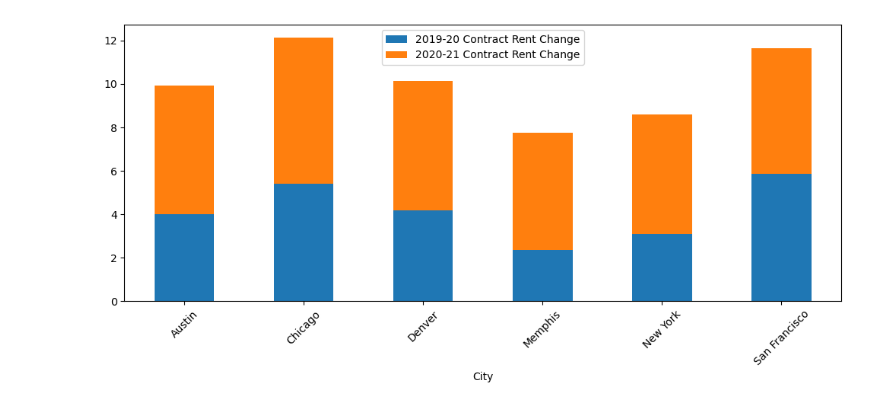
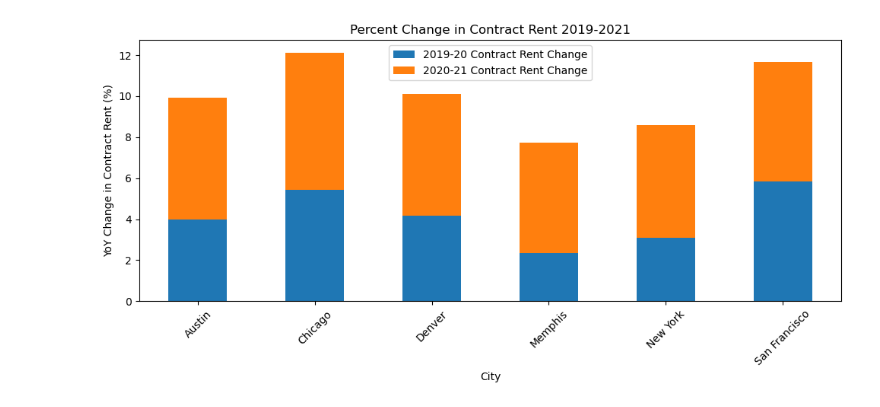
Before and after one commit to vt-bekah/Project1, a Jupyter notebook: Rent_Pricing.ipynb, the cells around one changed output. Drawn from its saved outputs; the diff is of its cells as text; code cells hidden in the pictures.

```diff
--- a/Rent_Pricing.ipynb
+++ b/Rent_Pricing.ipynb
@@ -177,15 +180,19 @@ change_df
 | New York | 3.101362 | 5.502568 | 8.774584 | 3.057679 | ... |
 | San Francisco | 5.859375 | 5.798629 | 11.997768 | 5.935347 | ... |
 # %%
+# Create a bar chart to compare contract rental changes across target cities
 conren_change = change_df[["2019-20 Contract Rent Change", "2020-21 Contract Rent Change"]]
 
 # Pandas can also plot multiple columns if the DataFrame includes them
-multi_plot = conren_change.plot(kind="bar", figsize=(10,5), stacked=True)
+multi_plot = conren_change.plot(kind="bar", figsize=(10,5), stacked=True, ylabel="YoY Change in Contract Rent (%)", title="Percent Change in Contract Rent 2019-2021")
 
 # PandasPlot.set_xticklabels() can be used to set the tick labels as well
 multi_plot.set_xticklabels(conren_change.index, rotation=45)
+plt.tight_layout()
 
-plt.tight_layout()
+# Save the figure
+plt.savefig("output_data/ConRentChange.png")
+
 plt.show()
 # %% [output]
-[figure, old version]
+[figure, new version]
```
Also changed, not shown: parts of 24 cells of this notebook, 5 other files.
